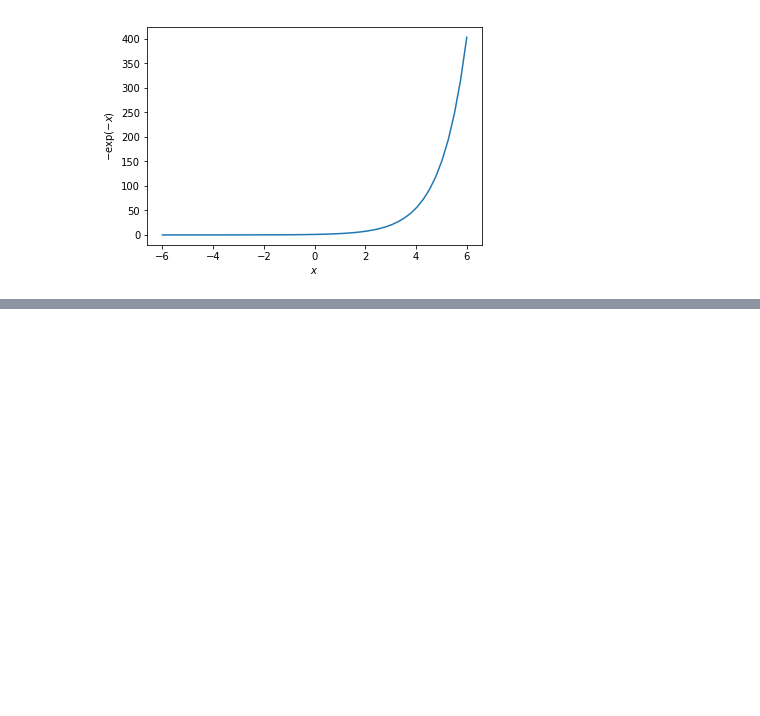
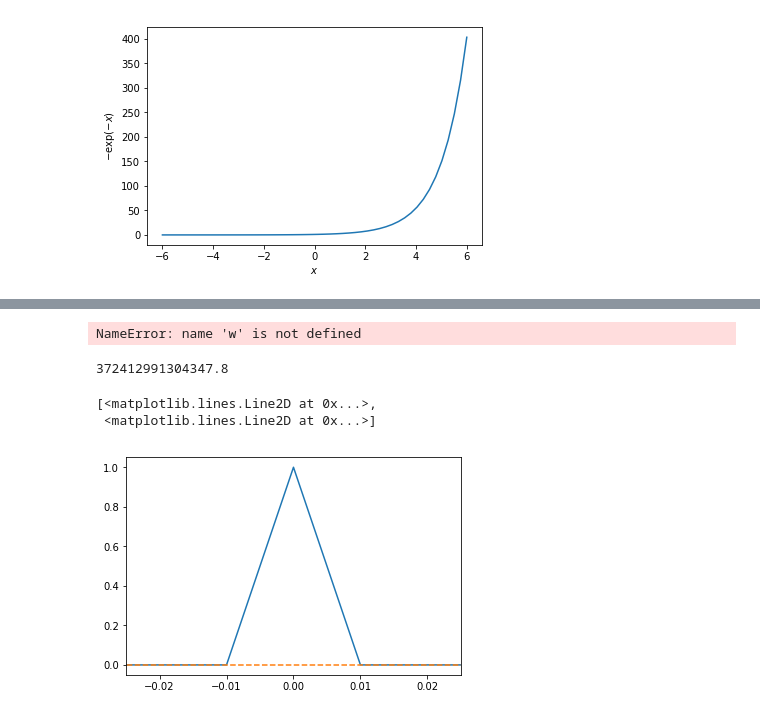
Before and after one commit to cyprusgoalie/PythonG1, a Jupyter notebook: Untitled.ipynb, the cells around one changed output, grey strips where cells are left out. Cells and saved outputs as stored; diff of their text form; code cells hidden in the pictures; blank space fills up the shorter version.

```diff
--- a/Untitled.ipynb
+++ b/Untitled.ipynb
@@ -52,0 +27,29 @@ plt.show()
+# %%
+from scipy import constants
+
+w0 = constants.c / (27e-9)
+T = 56e-12
+print(w)
+# %% [output]
+NameError: name 'w' is not defined
+# %%
+from scipy import constants
+
+constants.c/805e-9
+# %% [output]
+372412991304347.8
+# %%
+from scipy import signal
+from scipy import constants
+import numpy as np
+import matplotlib.pyplot as plt
+wavelength = 805e-9
+bandwidth = 27e-9
+t = np.linspace(-1, 1, 2 * 100, endpoint=False)
+i, q, e = signal.gausspulse(t, fc=constants.c/wavelength,bw=constants.c/bandwidth, retquad=True, retenv=True)
+plt.xlim(-0.025,0.025)
+plt.plot(t, i, t, q, '--')
+# %% [output]
+[<matplotlib.lines.Line2D at 0x...>,
+ <matplotlib.lines.Line2D at 0x...>]
+[figure, added]
```
Also changed, not shown: parts of 9 cells of this notebook, 3 other files.
